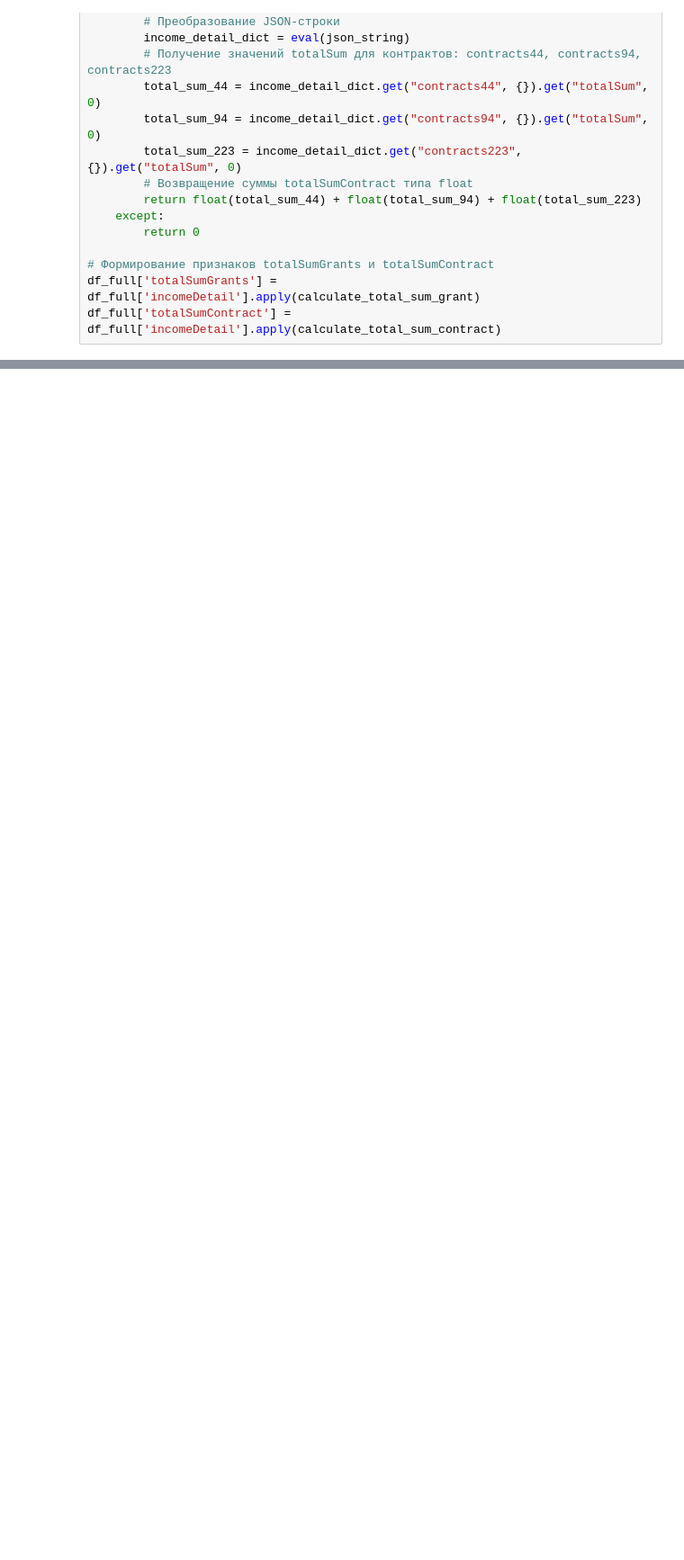
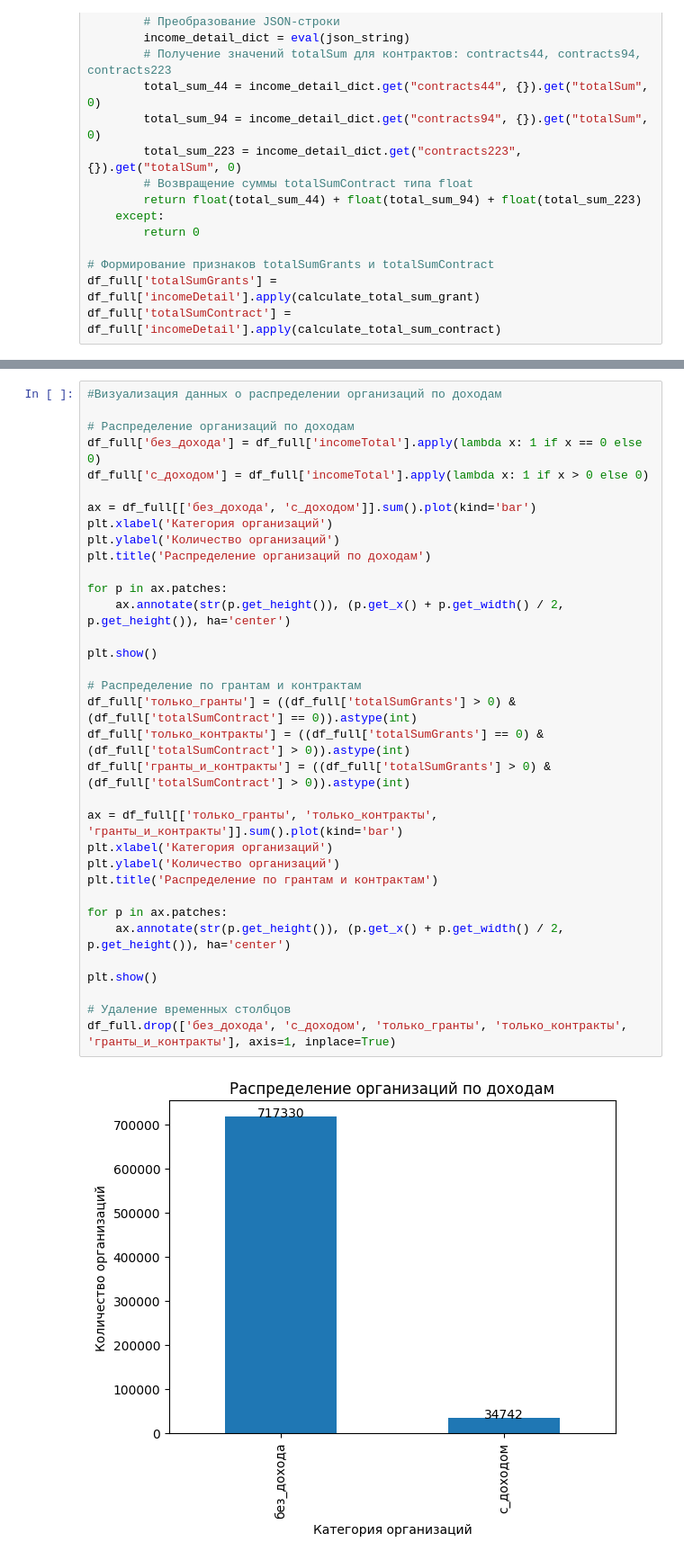
Before and after one commit to ASGlazyrin/ASG_SF_Rep, a Jupyter notebook: Diplom/diplom_target_data.ipynb, the cells around one changed output, grey strips where cells are left out. Shown at 90% size. Saved outputs shown, nothing was run; the diff lists cells and outputs as text; blank space fills up the shorter version.

```diff
--- a/Diplom/diplom_target_data.ipynb
+++ b/Diplom/diplom_target_data.ipynb
@@ -67,0 +52,36 @@ df_full[df_full['incomeTotal'] > 0][['incomeTotal','totalSumGrants','totalSumCon
+# %%
+#Визуализация данных о распределении организаций по доходам
+
+# Распределение организаций по доходам
+df_full['без_дохода'] = df_full['incomeTotal'].apply(lambda x: 1 if x == 0 else 0)
+df_full['с_доходом'] = df_full['incomeTotal'].apply(lambda x: 1 if x > 0 else 0)
+
+ax = df_full[['без_дохода', 'с_доходом']].sum().plot(kind='bar')
+plt.xlabel('Категория организаций')
+plt.ylabel('Количество организаций')
+plt.title('Распределение организаций по доходам')
+
+for p in ax.patches:
+    ax.annotate(str(p.get_height()), (p.get_x() + p.get_width() / 2, p.get_height()), ha='center')
+
+plt.show()
+
+# Распределение по грантам и контрактам
+df_full['только_гранты'] = ((df_full['totalSumGrants'] > 0) & (df_full['totalSumContract'] == 0)).astype(int)
+df_full['только_контракты'] = ((df_full['totalSumGrants'] == 0) & (df_full['totalSumContract'] > 0)).astype(int)
+df_full['гранты_и_контракты'] = ((df_full['totalSumGrants'] > 0) & (df_full['totalSumContract'] > 0)).astype(int)
+
+ax = df_full[['только_гранты', 'только_контракты', 'гранты_и_контракты']].sum().plot(kind='bar')
+plt.xlabel('Категория организаций')
+plt.ylabel('Количество организаций')
+plt.title('Распределение по грантам и контрактам')
+
+for p in ax.patches:
+    ax.annotate(str(p.get_height()), (p.get_x() + p.get_width() / 2, p.get_height()), ha='center')
+
+plt.show()
+
+# Удаление временных столбцов
+df_full.drop(['без_дохода', 'с_доходом', 'только_гранты', 'только_контракты', 'гранты_и_контракты'], axis=1, inplace=True)
+# %% [output]
+[figure, added]
```
Also changed, not shown: parts of 5 cells of this notebook, 2 other files.
